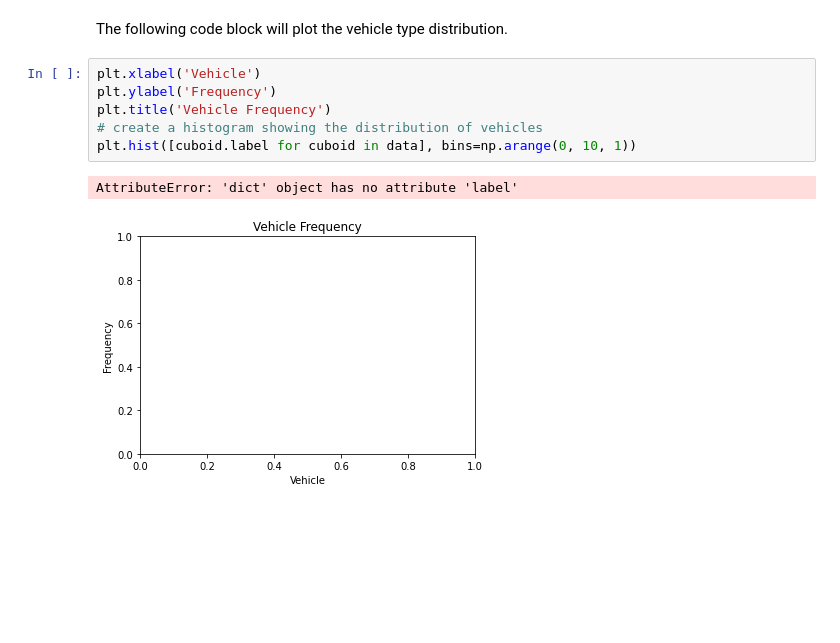
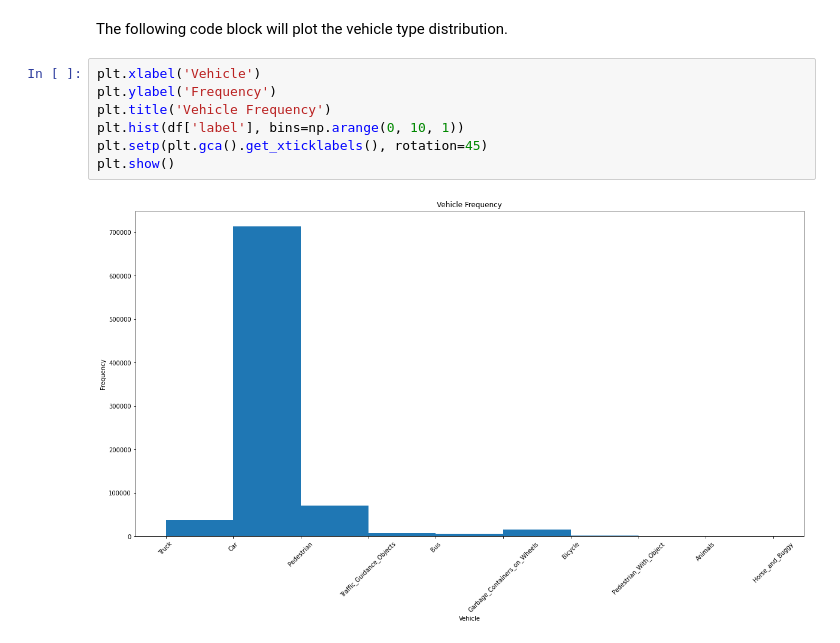
Before and after one commit to matthewalunni/object-recognition-autonomous-vehicles, a Jupyter notebook: data.ipynb, the cells around one changed output. Cells and saved outputs as stored; diff of their text form; blank space fills up the shorter version.

Commit message:
feat: vehicle frequency graph

```diff
--- a/data.ipynb
+++ b/data.ipynb
@@ -111,9 +88,9 @@ The following code block will plot the vehicle type distribution.
 # %%
 plt.xlabel('Vehicle')
 plt.ylabel('Frequency')
 plt.title('Vehicle Frequency')
-# create a histogram showing the distribution of vehicles
-plt.hist([cuboid.label for cuboid in data], bins=np.arange(0, 10, 1))
+plt.hist(df['label'], bins=np.arange(0, 10, 1))
+plt.setp(plt.gca().get_xticklabels(), rotation=45)
+plt.show()
 # %% [output]
-AttributeError: 'dict' object has no attribute 'label'
-[figure, old version]
+[figure, new version]
```
Also changed, not shown: parts of 4 cells of this notebook.
